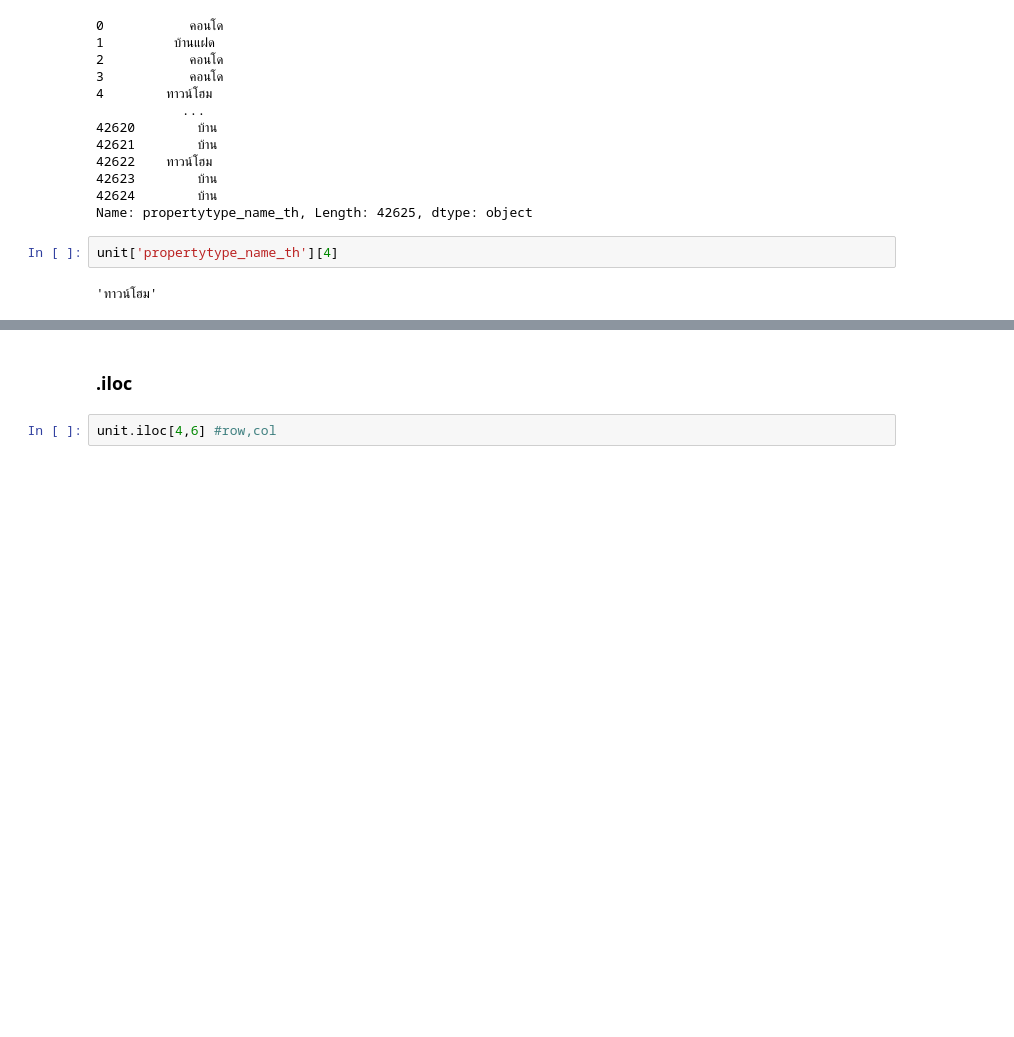
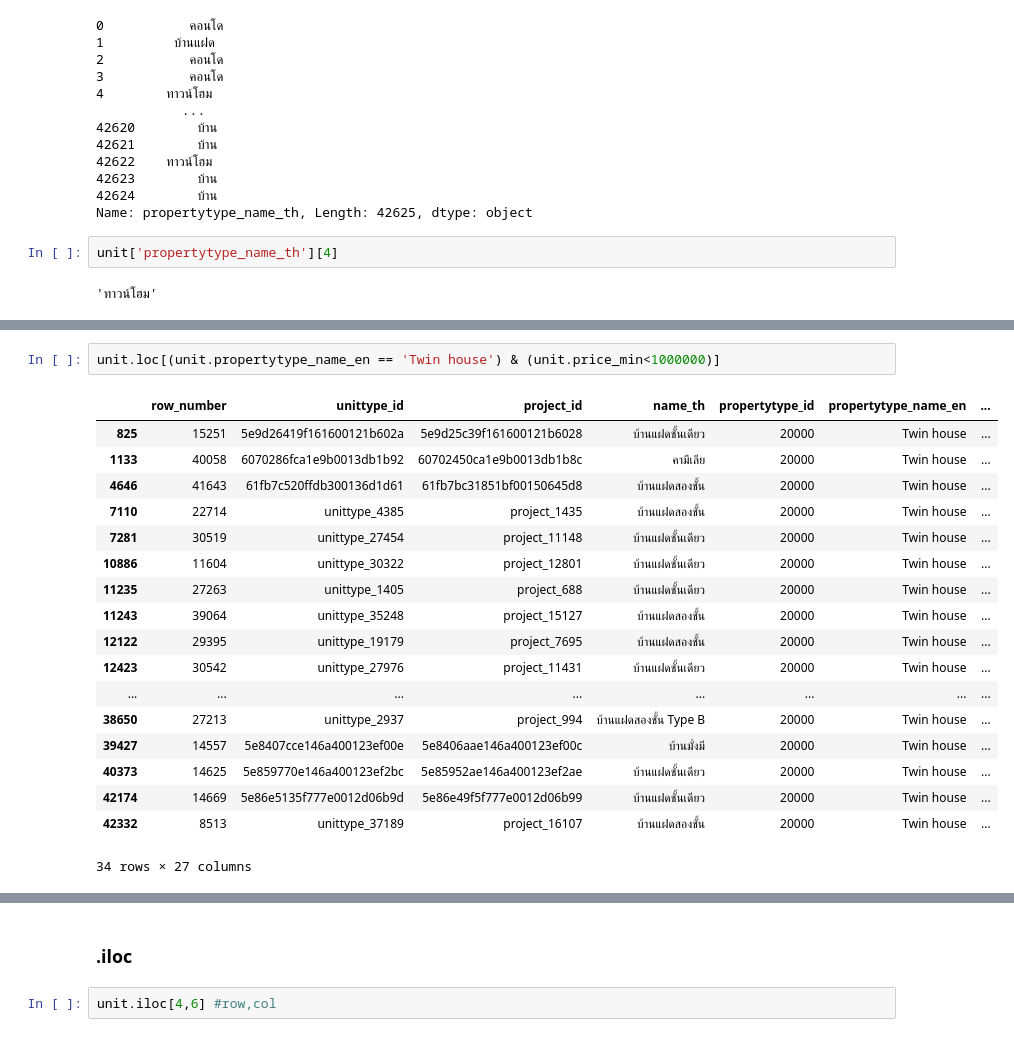
Before and after one commit to Aomaphisara/Python-basics, a Jupyter notebook: Pandas1.ipynb, the cells around one changed output, grey strips where cells are left out. Cells and saved outputs as stored; diff of their text form; blank space fills up the shorter version.

```diff
--- a/Pandas1.ipynb
+++ b/Pandas1.ipynb
@@ -450,0 +499,21 @@ unit['propertytype_name_th'][4]
+# %%
+unit.loc[(unit.propertytype_name_en == 'Twin house') & (unit.price_min<1000000)]
+# %% [output]
+|  | row_number | unittype_id | project_id | name_th | propertytype_id | propertytype_name_en | ... |
+| 825 | 15251 | 5e9d26419f161600121b602a | 5e9d25c39f161600121b6028 | บ้านแฝดชั้นเดียว | 20000 | Twin house | ... |
+| 1133 | 40058 | 6070286fca1e9b0013db1b92 | 60702450ca1e9b0013db1b8c | คามีเลีย | 20000 | Twin house | ... |
+| 4646 | 41643 | 61fb7c520ffdb300136d1d61 | 61fb7bc31851bf00150645d8 | บ้านแฝดสองชั้น | 20000 | Twin house | ... |
+| 7110 | 22714 | unittype_4385 | project_1435 | บ้านแฝดสองชั้น | 20000 | Twin house | ... |
+| 7281 | 30519 | unittype_27454 | project_11148 | บ้านแฝดชั้นเดียว | 20000 | Twin house | ... |
+| 10886 | 11604 | unittype_30322 | project_12801 | บ้านแฝดชั้นเดียว | 20000 | Twin house | ... |
+| 11235 | 27263 | unittype_1405 | project_688 | บ้านแฝดชั้นเดียว | 20000 | Twin house | ... |
+| 11243 | 39064 | unittype_35248 | project_15127 | บ้านแฝดสองชั้น | 20000 | Twin house | ... |
+| 12122 | 29395 | unittype_19179 | project_7695 | บ้านแฝดสองชั้น | 20000 | Twin house | ... |
+| 12423 | 30542 | unittype_27976 | project_11431 | บ้านแฝดชั้นเดียว | 20000 | Twin house | ... |
+| ... | ... | ... | ... | ... | ... | ... | ... |
+| 38650 | 27213 | unittype_2937 | project_994 | บ้านแฝดสองชั้น Type B | 20000 | Twin house | ... |
+| 39427 | 14557 | 5e8407cce146a400123ef00e | 5e8406aae146a400123ef00c | บ้านมั่งมี | 20000 | Twin house | ... |
+| 40373 | 14625 | 5e859770e146a400123ef2bc | 5e85952ae146a400123ef2ae | บ้านแฝดชั้นเดียว | 20000 | Twin house | ... |
+| 42174 | 14669 | 5e86e5135f777e0012d06b9d | 5e86e49f5f777e0012d06b99 | บ้านแฝดชั้นเดียว | 20000 | Twin house | ... |
+| 42332 | 8513 | unittype_37189 | project_16107 | บ้านแฝดสองชั้น | 20000 | Twin house | ... |
+34 rows × 27 columns
```
Also changed, not shown: parts of 24 cells of this notebook.
